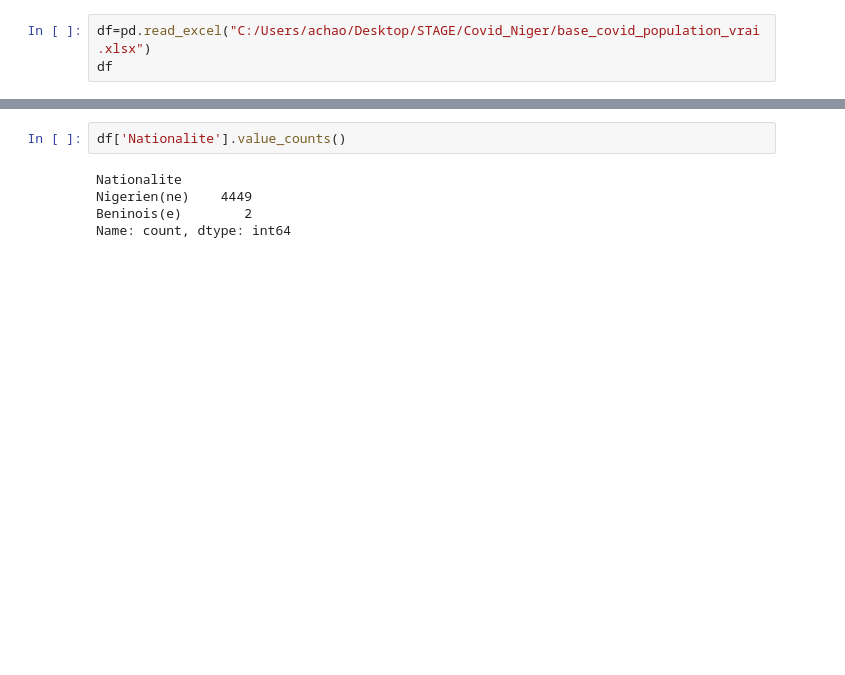
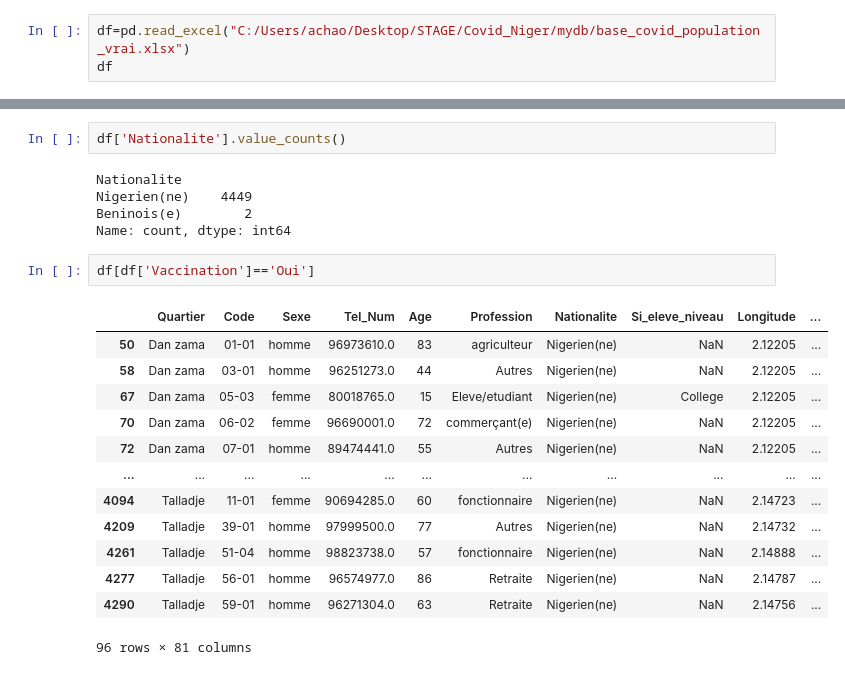
Before and after one commit to Ahmed-chaouachi22/Covid_Niger, a Jupyter notebook: covid_niger.ipynb, the cells around one changed output, grey strips where cells are left out. Saved outputs shown, nothing was run; the diff lists cells and outputs as text; blank space fills up the shorter version.

```diff
--- a/covid_niger.ipynb
+++ b/covid_niger.ipynb
@@ -4,7 +4,7 @@ import matplotlib.pyplot as plt
 import seaborn as sns
 import numpy as np
 # %%
-df=pd.read_excel("C:/Users/achao/Desktop/STAGE/Covid_Niger/base_covid_population_vrai.xlsx")
+df=pd.read_excel("C:/Users/achao/Desktop/STAGE/Covid_Niger/mydb/base_covid_population_vrai.xlsx")
 df
 # %% [output]
 |  | Quartier | Code | Sexe | Tel_Num | Age | Profession | Nationalite | Si_eleve_niveau | Longitude | ... |
@@ -146,3 +147,19 @@ Nationalite
 Nigerien(ne)    4449
 Beninois(e)        2
 Name: count, dtype: int64
+# %%
+df[df['Vaccination']=='Oui']
+# %% [output]
+|  | Quartier | Code | Sexe | Tel_Num | Age | Profession | Nationalite | Si_eleve_niveau | Longitude | ... |
+| 50 | Dan zama | 01-01 | homme | 96973610.0 | 83 | agriculteur | Nigerien(ne) | NaN | 2.12205 | ... |
+| 58 | Dan zama | 03-01 | homme | 96251273.0 | 44 | Autres | Nigerien(ne) | NaN | 2.12205 | ... |
+| 67 | Dan zama | 05-03 | femme | 80018765.0 | 15 | Eleve/etudiant | Nigerien(ne) | College | 2.12205 | ... |
+| 70 | Dan zama | 06-02 | femme | 96690001.0 | 72 | commerçant(e) | Nigerien(ne) | NaN | 2.12205 | ... |
+| 72 | Dan zama | 07-01 | homme | 89474441.0 | 55 | Autres | Nigerien(ne) | NaN | 2.12205 | ... |
+| ... | ... | ... | ... | ... | ... | ... | ... | ... | ... | ... |
+| 4094 | Talladje | 11-01 | femme | 90694285.0 | 60 | fonctionnaire | Nigerien(ne) | NaN | 2.14723 | ... |
+| 4209 | Talladje | 39-01 | homme | 97999500.0 | 77 | Autres | Nigerien(ne) | NaN | 2.14732 | ... |
+| 4261 | Talladje | 51-04 | homme | 98823738.0 | 57 | fonctionnaire | Nigerien(ne) | NaN | 2.14888 | ... |
+| 4277 | Talladje | 56-01 | homme | 96574977.0 | 86 | Retraite | Nigerien(ne) | NaN | 2.14787 | ... |
+| 4290 | Talladje | 59-01 | homme | 96271304.0 | 63 | Retraite | Nigerien(ne) | NaN | 2.14756 | ... |
+96 rows × 81 columns
```
Also changed, not shown: parts of 10 cells of this notebook, 3 other files.
